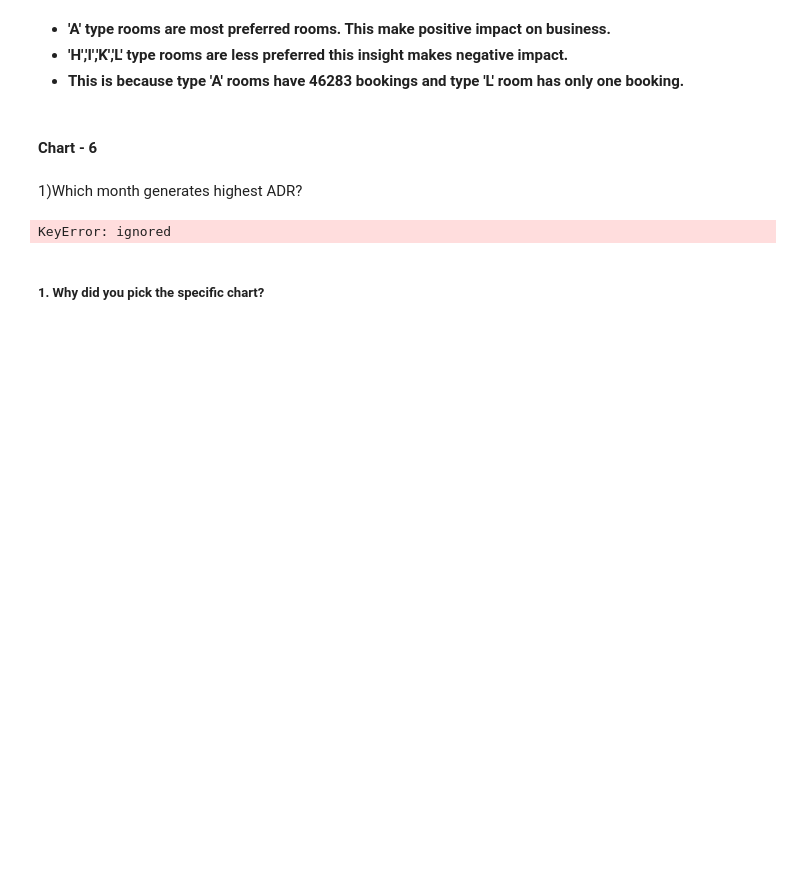
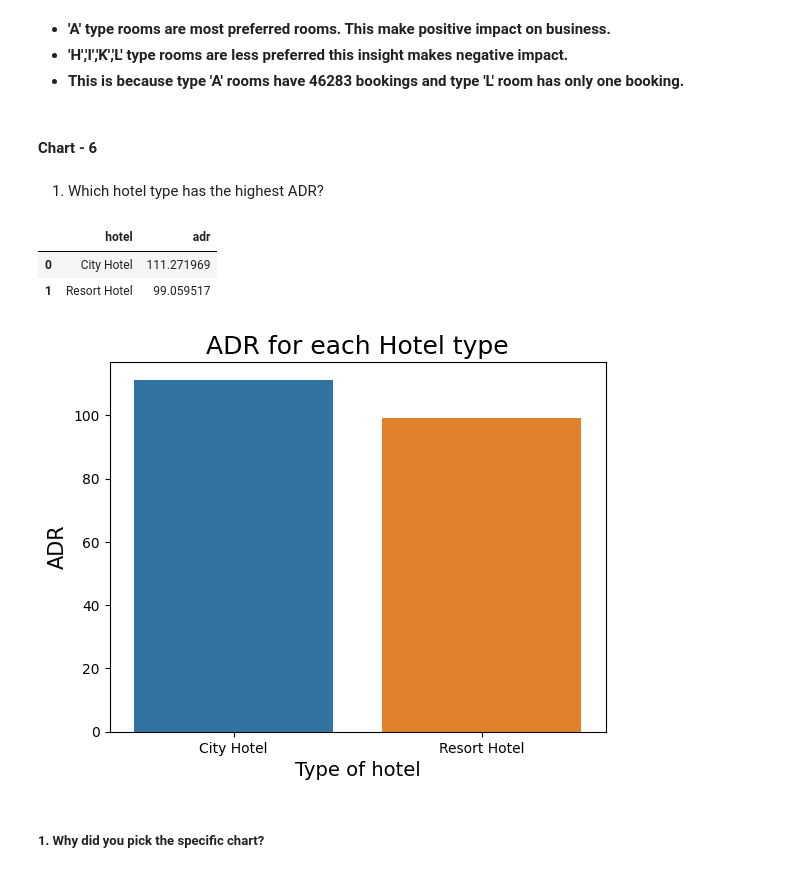
Before and after one commit to meenakshimalik433/Hotel-Booking-Analysis, a Jupyter notebook: Capstone_project_Hotel_Booking_Analysis.ipynb, the cells around one changed output. Saved outputs shown, nothing was run; the diff lists cells and outputs as text; code cells hidden in the pictures; blank space fills up the shorter version.

```diff
--- a/Capstone_project_Hotel_Booking_Analysis.ipynb
+++ b/Capstone_project_Hotel_Booking_Analysis.ipynb
@@ -654,15 +654,24 @@ Are there any insights that lead to negative growth? Justify with specific reaso
 # %% [markdown]
 #### Chart - 6
 # %% [markdown]
-1)Which month generates highest ADR?
+1) Which hotel type has the highest ADR?
-# %%
-# Chart - 6 visualization code
-highest_adr= new_hotel_df['month'].value_counts().plot(kind='bar', color='orange')
-plt.title('Decrease in ADR over the year', fontsize= 20)
-plt.xlabel('Number of month ', fontsize =15)
-plt.ylabel('adr', fontsize =15)
-# %% [output]
-KeyError: ignored
+# %%
+# Chart - 6 visualization code
+highest_adr = new_hotel_df.groupby('hotel')['adr'].mean().reset_index()
+highest_adr
+# %% [output]
+|  | hotel | adr |
+| 0 | City Hotel | 111.271969 |
+| 1 | Resort Hotel | 99.059517 |
+# %%
+# Visualization of highest adr using barplot
+sns.barplot(x=highest_adr['hotel'],y=highest_adr['adr'])
+plt.title('ADR for each Hotel type', fontsize=18)
+plt.xlabel('Type of hotel',fontsize=14)
+plt.ylabel('ADR', fontsize=15)
+plt.show()
+# %% [output]
+[figure, added]
 # %% [markdown]
 ##### 1. Why did you pick the specific chart?
 # %% [markdown]
```
Also changed, not shown: parts of 44 cells of this notebook.
